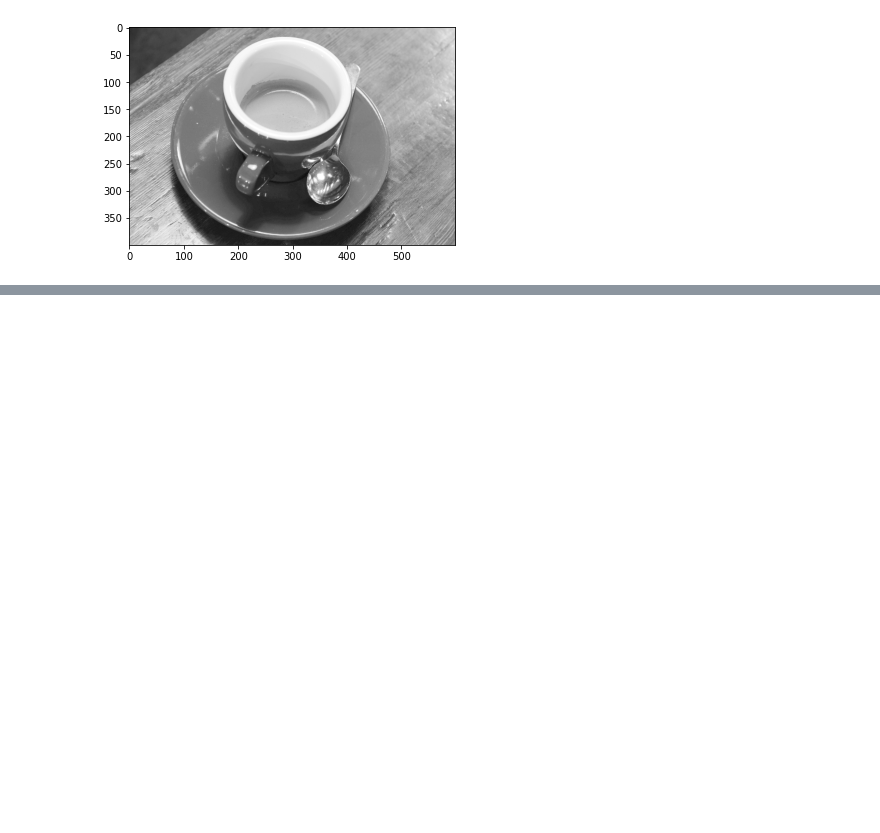
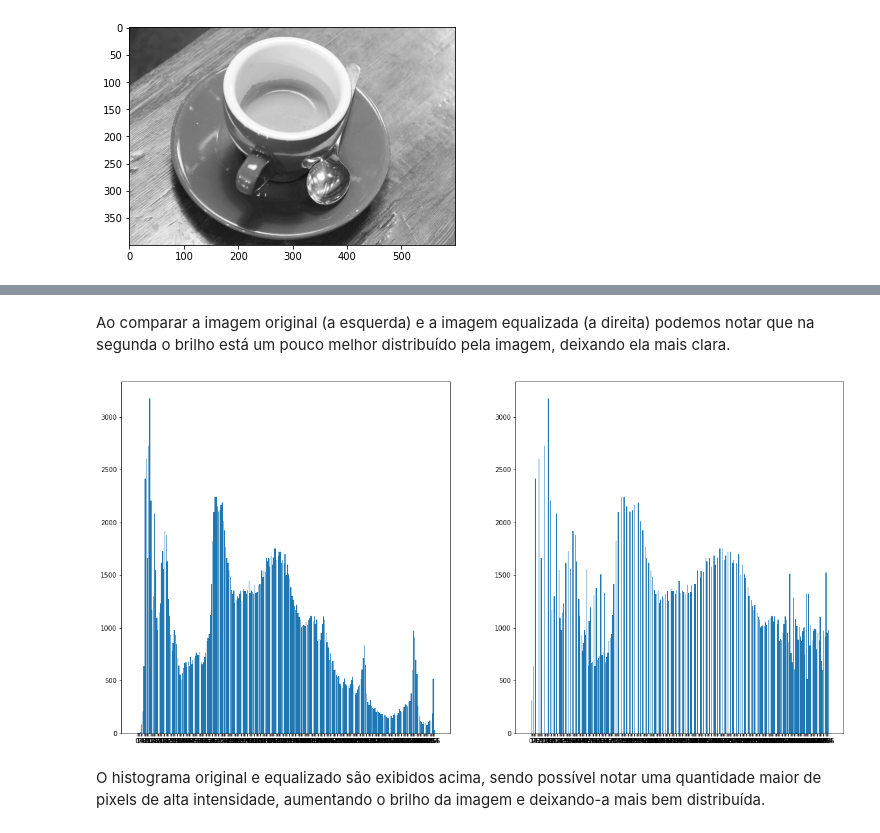
Before and after one commit to AlvaroCavalcante/digital-image-processing, a Jupyter notebook: PDI - Exercício 2.ipynb, the cells around one changed output, grey strips where cells are left out. Cells and saved outputs as stored; diff of their text form; code cells hidden in the pictures; blank space fills up the shorter version.

```diff
--- a/PDI - Exercício 2.ipynb
+++ b/PDI - Exercício 2.ipynb
@@ -149,0 +284,10 @@ plt.imshow(sqrt_image, cmap='gray')
+# %% [markdown]
+Ao comparar a imagem original (a esquerda) e a imagem equalizada (a direita) podemos notar que na segunda o brilho está um pouco melhor distribuído pela imagem, deixando ela mais clara.
+# %%
+new_histogram = instantiate_histogram()
+new_histogram = count_intensity_values(new_histogram, eq_img)
+plot_hist(histogram, new_histogram)
+# %% [output]
+[figure, added]
+# %% [markdown]
+O histograma original e equalizado são exibidos acima, sendo possível notar uma quantidade maior de pixels de alta intensidade, aumentando o brilho da imagem e deixando-a mais bem distribuída.
```
Also changed, not shown: parts of 36 cells of this notebook, 2 other files.
